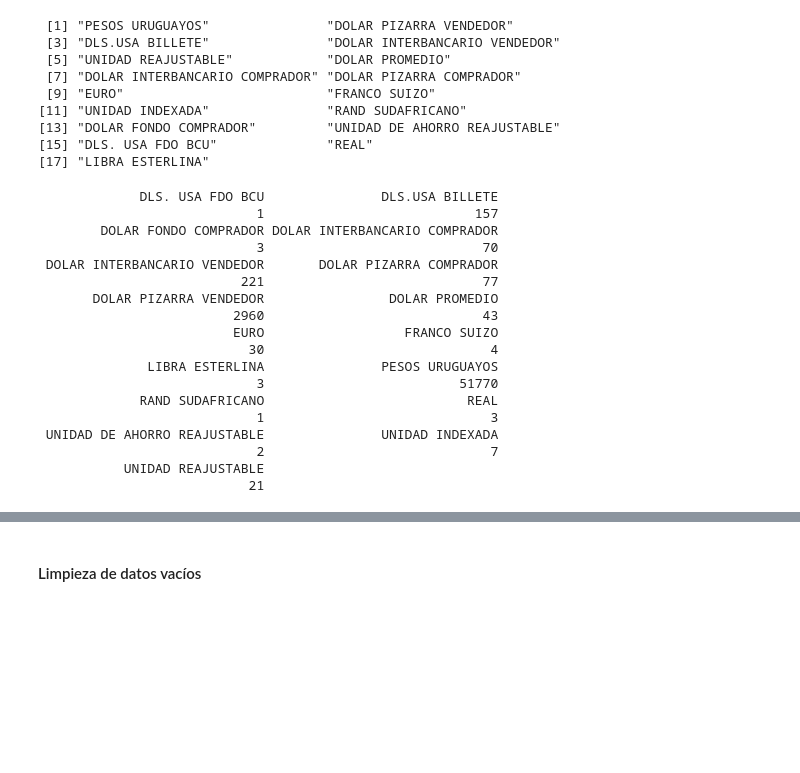
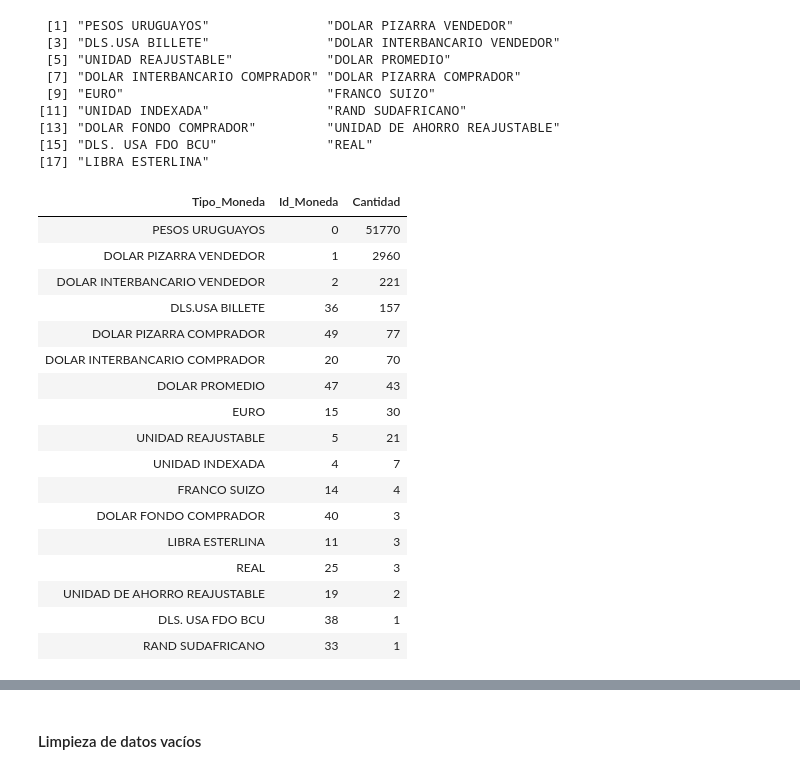
Before and after one commit to UTECjosew/datos, a Jupyter notebook: CienciaDeDatos_EntregaFinal.ipynb, the cells around one changed output, grey strips where cells are left out. Saved outputs shown, nothing was run; the diff lists cells and outputs as text; code cells hidden in the pictures; blank space fills up the shorter version.

```diff
--- a/CienciaDeDatos_EntregaFinal.ipynb
+++ b/CienciaDeDatos_EntregaFinal.ipynb
@@ -759,26 +764,30 @@ unique(comprasEstatales$descripcion_moneda)
 [17] "LIBRA ESTERLINA"
 # %%
 #vemos la cantidad de veces que toma cada valor
-table(comprasEstatales$descripcion_moneda)
+comprasEstatales %>% filter(!is.na(monto_pesos)) %>%
+                              group_by(Tipo_Moneda=descripcion_moneda, Id_Moneda=id_moneda_monto_adj) %>%
+                              summarise(Cantidad=n()) %>%
+                              arrange(-Cantidad)
+cantMoneda <- comprasEstatales %>% filter(!is.na(monto_pesos)) %>% count()
 # %% [output]
-             DLS. USA FDO BCU               DLS.USA BILLETE
-                            1                           157
-        DOLAR FONDO COMPRADOR DOLAR INTERBANCARIO COMPRADOR
-                            3                            70
- DOLAR INTERBANCARIO VENDEDOR       DOLAR PIZARRA COMPRADOR
-                          221                            77
-       DOLAR PIZARRA VENDEDOR                DOLAR PROMEDIO
-                         2960                            43
-                         EURO                  FRANCO SUIZO
-                           30                             4
-              LIBRA ESTERLINA               PESOS URUGUAYOS
-                            3                         51770
-             RAND SUDAFRICANO                          REAL
-                            1                             3
- UNIDAD DE AHORRO REAJUSTABLE               UNIDAD INDEXADA
-                            2                             7
-           UNIDAD REAJUSTABLE
-                           21
+| Tipo_Moneda | Id_Moneda | Cantidad |
+| PESOS URUGUAYOS | 0 | 51770 |
+| DOLAR PIZARRA VENDEDOR | 1 | 2960 |
+| DOLAR INTERBANCARIO VENDEDOR | 2 | 221 |
+| DLS.USA BILLETE | 36 | 157 |
+| DOLAR PIZARRA COMPRADOR | 49 | 77 |
+| DOLAR INTERBANCARIO COMPRADOR | 20 | 70 |
+| DOLAR PROMEDIO | 47 | 43 |
+| EURO | 15 | 30 |
+| UNIDAD REAJUSTABLE | 5 | 21 |
+| UNIDAD INDEXADA | 4 | 7 |
+| FRANCO SUIZO | 14 | 4 |
+| DOLAR FONDO COMPRADOR | 40 | 3 |
+| LIBRA ESTERLINA | 11 | 3 |
+| REAL | 25 | 3 |
+| UNIDAD DE AHORRO REAJUSTABLE | 19 | 2 |
+| DLS. USA FDO BCU | 38 | 1 |
+| RAND SUDAFRICANO | 33 | 1 |
 # %%
 for(i in 1:nrow(comprasEstatales)) {
     if(comprasEstatales$id_moneda_monto_adj[i] == 0){
```
Also changed, not shown: parts of 2 cells of this notebook.
